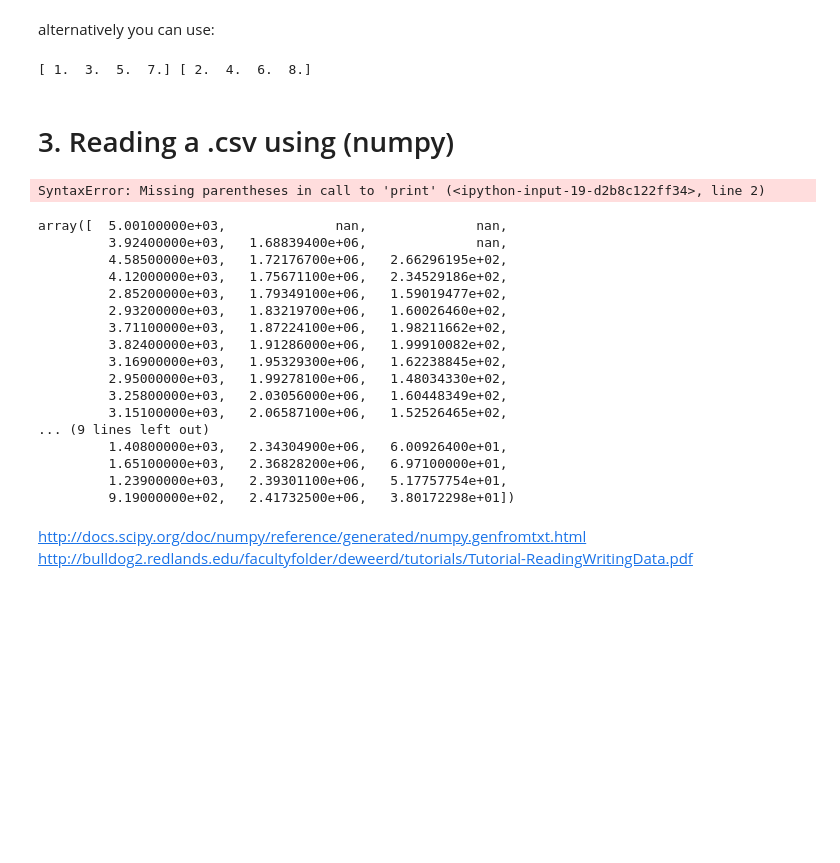
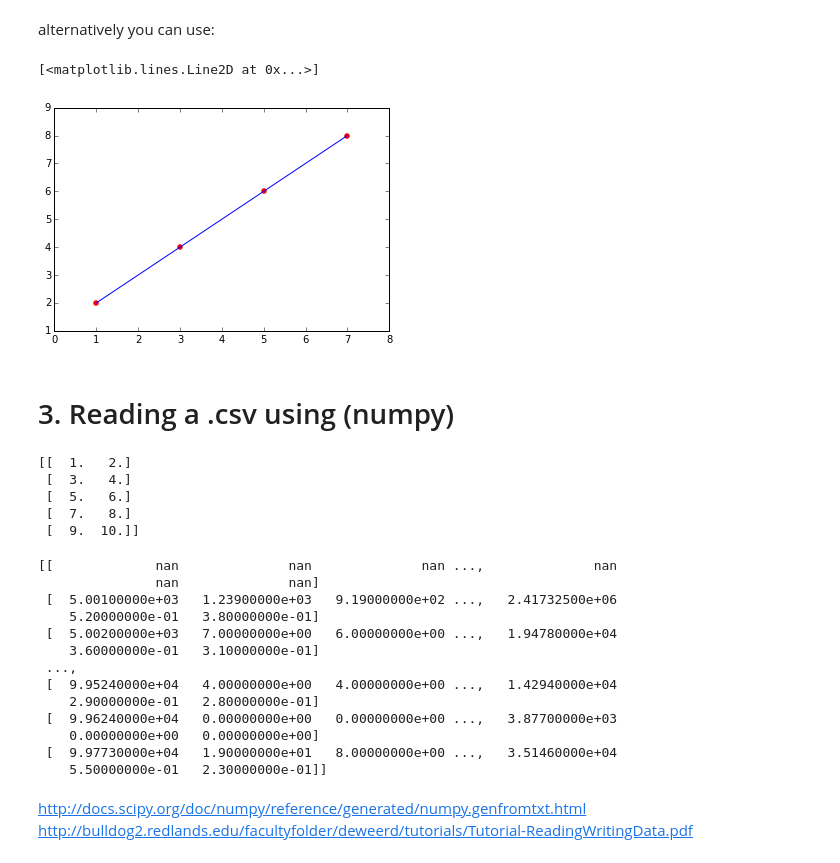
Before and after one commit to ComputoCienciasUniandes/HerramientasComputacionales, a Jupyter notebook: Lectures/06.Matplotlib/reading_csv.v3.ipynb, the cells around one changed output. Cells and saved outputs as stored; diff of their text form; code cells hidden in the pictures; blank space fills up the shorter version.

```diff
--- a/Lectures/06.Matplotlib/reading_csv.v3.ipynb
+++ b/Lectures/06.Matplotlib/reading_csv.v3.ipynb
@@ -91,39 +112,41 @@ np.shape(data)
 Select the x column of data.
 # %% [markdown]
 alternatively you can use:
-# %%
-x, y = np.genfromtxt("data.txt", unpack=True)
-print(x, y)
-# %% [output]
-[ 1.  3.  5.  7.] [ 2.  4.  6.  8.]
+# %%
+var1,var2 = np.genfromtxt("data.txt", unpack=True)
+scatter(var1,var2, color = "red")
+plot(var1,var2)
+# %% [output]
+[<matplotlib.lines.Line2D at 0x...>]
+[figure, added]
 # %% [markdown]
 # 3. Reading a .csv using (numpy)
 # %%
 data = np.genfromtxt("data.csv", delimiter=",")
-print data
+print(data)
 # %% [output]
-SyntaxError: Missing parentheses in call to 'print' (<ipython-input-19-d2b8c122ff34>, line 2)
+[[  1.   2.]
+ [  3.   4.]
+ [  5.   6.]
+ [  7.   8.]
+ [  9.  10.]]
 # %%
-data = np.genfromtxt("homicidios.1990.a.2013.csv", delimiter=",")
-data[1]
+data = np.genfromtxt("homicidios2012-2013.csv", delimiter=",")
+print(data)
 # %% [output]
-array([  5.00100000e+03,              nan,              nan,
-         3.92400000e+03,   1.68839400e+06,              nan,
-         4.58500000e+03,   1.72176700e+06,   2.66296195e+02,
-         4.12000000e+03,   1.75671100e+06,   2.34529186e+02,
-         2.85200000e+03,   1.79349100e+06,   1.59019477e+02,
-         2.93200000e+03,   1.83219700e+06,   1.60026460e+02,
-         3.71100000e+03,   1.87224100e+06,   1.98211662e+02,
-         3.82400000e+03,   1.91286000e+06,   1.99910082e+02,
-         3.16900000e+03,   1.95329300e+06,   1.62238845e+02,
-         2.95000000e+03,   1.99278100e+06,   1.48034330e+02,
-         3.25800000e+03,   2.03056000e+06,   1.60448349e+02,
-         3.15100000e+03,   2.06587100e+06,   1.52526465e+02,
-... (9 lines left out)
-         1.40800000e+03,   2.34304900e+06,   6.00926400e+01,
-         1.65100000e+03,   2.36828200e+06,   6.97100000e+01,
-         1.23900000e+03,   2.39301100e+06,   5.17757754e+01,
-         9.19000000e+02,   2.41732500e+06,   3.80172298e+01])
+[[             nan              nan              nan ...,              nan
+               nan              nan]
+ [  5.00100000e+03   1.23900000e+03   9.19000000e+02 ...,   2.41732500e+06
+    5.20000000e-01   3.80000000e-01]
+ [  5.00200000e+03   7.00000000e+00   6.00000000e+00 ...,   1.94780000e+04
+    3.60000000e-01   3.10000000e-01]
+ ...,
+ [  9.95240000e+04   4.00000000e+00   4.00000000e+00 ...,   1.42940000e+04
+    2.90000000e-01   2.80000000e-01]
+ [  9.96240000e+04   0.00000000e+00   0.00000000e+00 ...,   3.87700000e+03
+    0.00000000e+00   0.00000000e+00]
+ [  9.97730000e+04   1.90000000e+01   8.00000000e+00 ...,   3.51460000e+04
+    5.50000000e-01   2.30000000e-01]]
 # %%
 #filling_values = []
 #for i in range(75):
```
Also changed, not shown: parts of 13 cells of this notebook, 2 other files.
